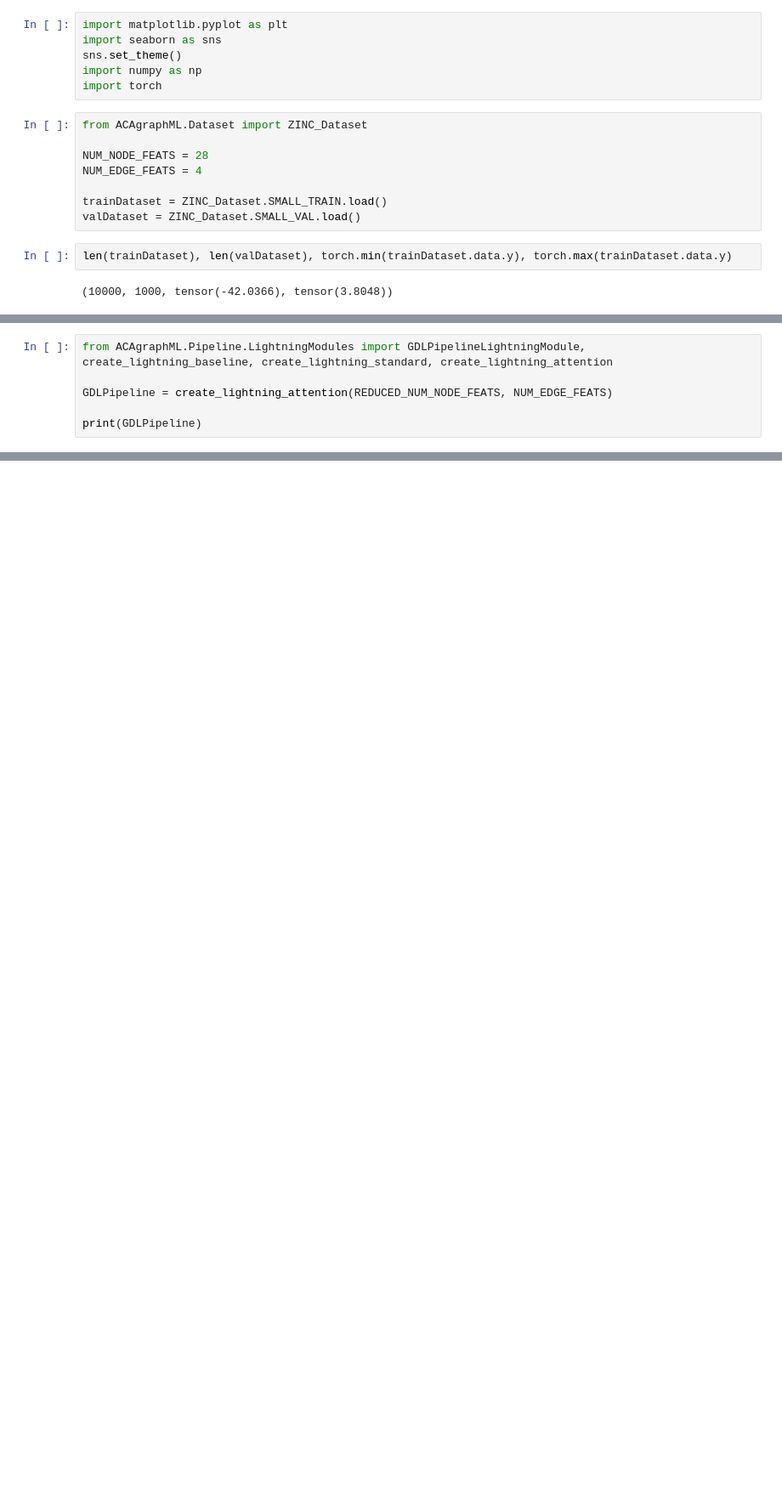
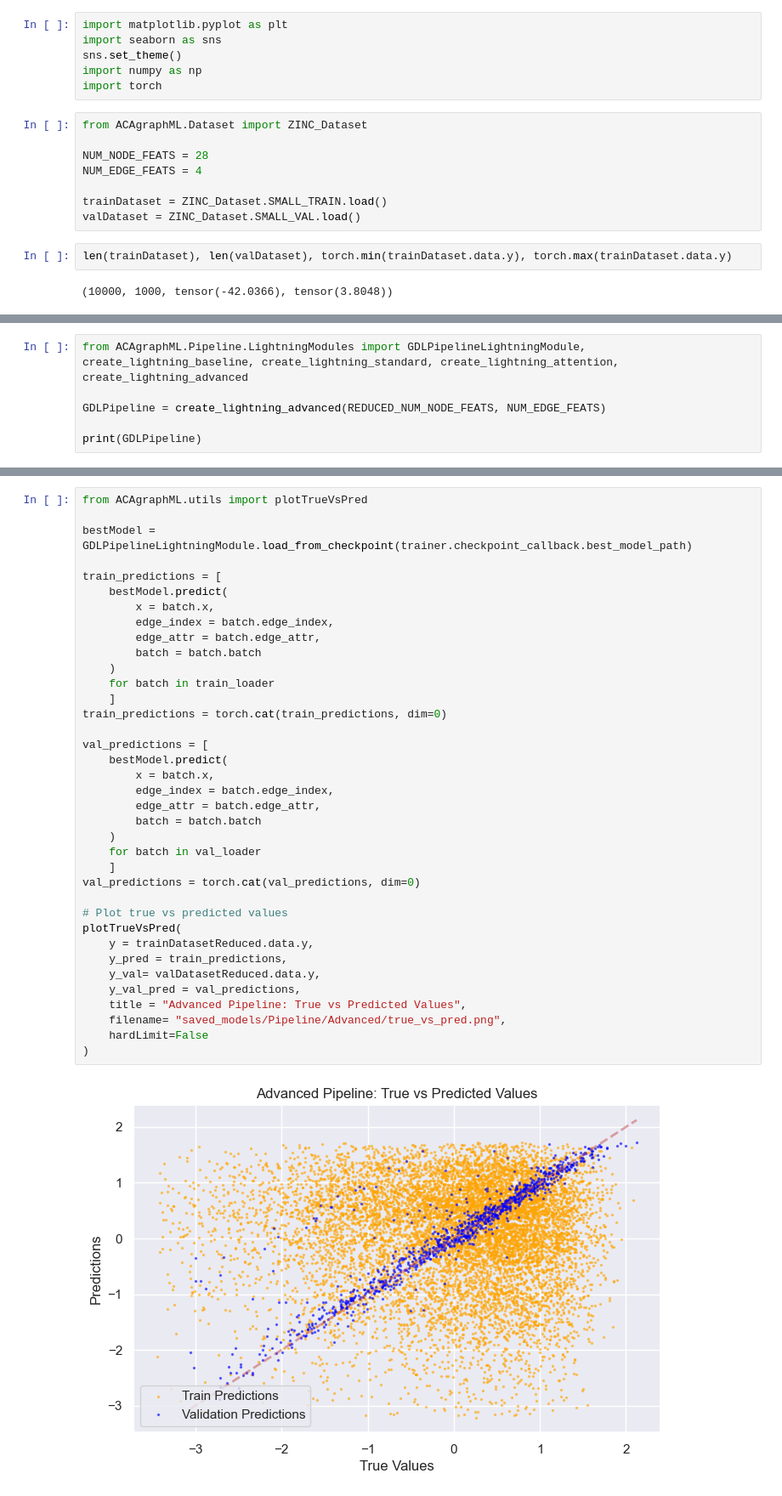
Before and after one commit to PaoloGinefra/ACA_GraphML_Project, a Jupyter notebook: Notebooks/pipelineTest.ipynb, the cells around one changed output, grey strips where cells are left out. Shown at 85% size. Drawn from its saved outputs; the diff is of its cells as text; blank space fills up the shorter version.

```diff
--- a/Notebooks/pipelineTest.ipynb
+++ b/Notebooks/pipelineTest.ipynb
@@ -111,9 +131,9 @@ Using saved principal directions.
  torch.Size([36, 23]))
 [figure]
 # %%
-from ACAgraphML.Pipeline.LightningModules import GDLPipelineLightningModule, create_lightning_baseline, create_lightning_standard, create_lightning_attention
+from ACAgraphML.Pipeline.LightningModules import GDLPipelineLightningModule, create_lightning_baseline, create_lightning_standard, create_lightning_attention, create_lightning_advanced
 
-GDLPipeline = create_lightning_attention(REDUCED_NUM_NODE_FEATS, NUM_EDGE_FEATS)
+GDLPipeline = create_lightning_advanced(REDUCED_NUM_NODE_FEATS, NUM_EDGE_FEATS)
 
 print(GDLPipeline)
 # %% [output]
@@ -236,0 +255,39 @@ NameError: name 'exit' is not defined
+# %%
+from ACAgraphML.utils import plotTrueVsPred
+
+bestModel = GDLPipelineLightningModule.load_from_checkpoint(trainer.checkpoint_callback.best_model_path)
+
+train_predictions = [
+    bestModel.predict(
+        x = batch.x,
+        edge_index = batch.edge_index,
+        edge_attr = batch.edge_attr,
+        batch = batch.batch
+    )
+    for batch in train_loader
+    ]
+train_predictions = torch.cat(train_predictions, dim=0)
+
+val_predictions = [
+    bestModel.predict(
+        x = batch.x,
+        edge_index = batch.edge_index,
+        edge_attr = batch.edge_attr,
+        batch = batch.batch
+    )
+    for batch in val_loader
+    ]
+val_predictions = torch.cat(val_predictions, dim=0)
+
+# Plot true vs predicted values
+plotTrueVsPred(
+    y = trainDatasetReduced.data.y,
+    y_pred = train_predictions,
+    y_val= valDatasetReduced.data.y,
+    y_val_pred = val_predictions,
+    title = "Advanced Pipeline: True vs Predicted Values",
+    filename= "saved_models/Pipeline/Advanced/true_vs_pred.png",
+    hardLimit=False
+)
+# %% [output]
+[figure, added]
```
Also changed, not shown: parts of 12 cells of this notebook, 3 other files.
